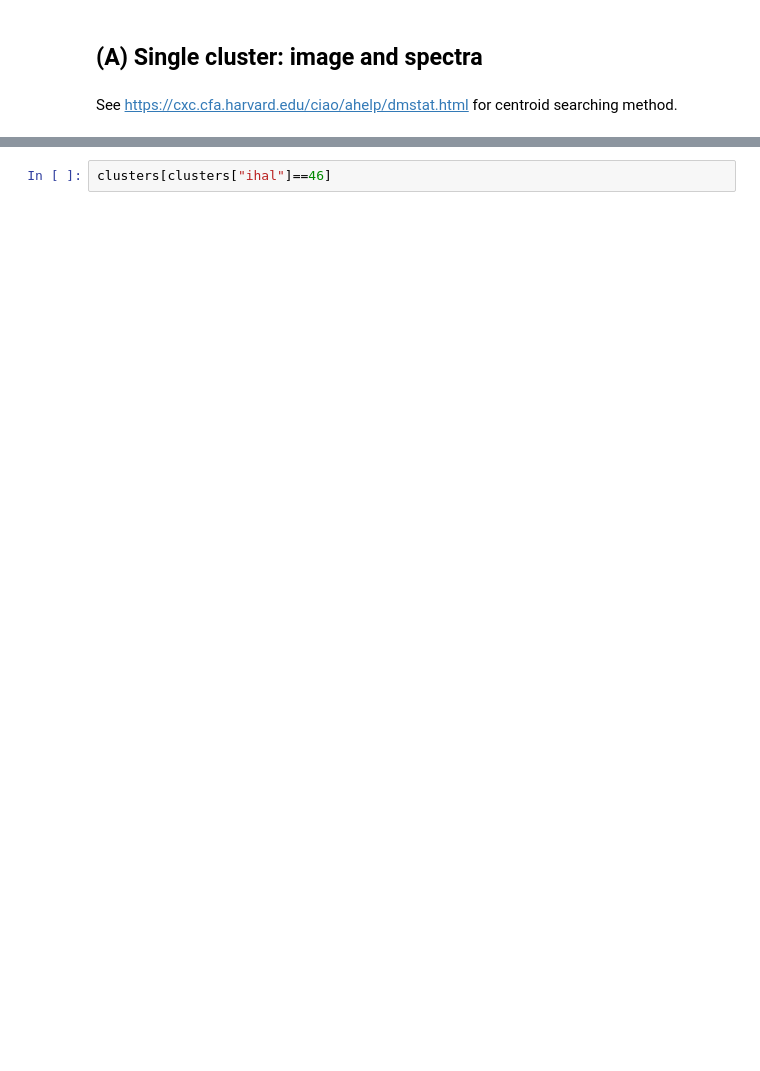
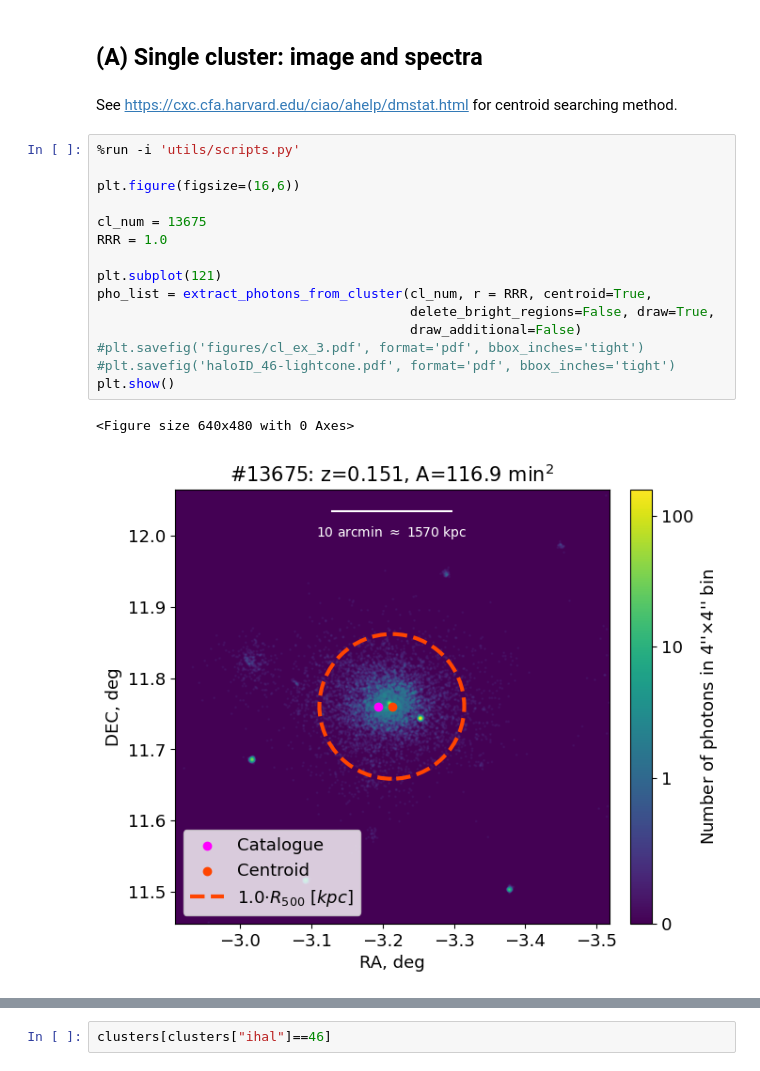
Before and after one commit to pi4imu/magneticum, a Jupyter notebook: spectra_magneticum.ipynb, the cells around one changed output, grey strips where cells are left out. Drawn from its saved outputs; the diff is of its cells as text; blank space fills up the shorter version.

```diff
--- a/spectra_magneticum.ipynb
+++ b/spectra_magneticum.ipynb
@@ -134,6 +155,24 @@ plt.show()
 ## (A) Single cluster: image and spectra
 # %% [markdown]
 See https://cxc.cfa.harvard.edu/ciao/ahelp/dmstat.html for centroid searching method.
+# %%
+%run -i 'utils/scripts.py'
+
+plt.figure(figsize=(16,6))
+
+cl_num = 13675
+RRR = 1.0
+
+plt.subplot(121)
+pho_list = extract_photons_from_cluster(cl_num, r = RRR, centroid=True,
+                                        delete_bright_regions=False, draw=True,
+                                        draw_additional=False)
+#plt.savefig('figures/cl_ex_3.pdf', format='pdf', bbox_inches='tight')
+#plt.savefig('haloID_46-lightcone.pdf', format='pdf', bbox_inches='tight')
+plt.show()
+# %% [output]
+<Figure size 640x480 with 0 Axes>
+[figure, added]
 # %%
 %run -i 'utils/scripts.py'
 
```
Also changed, not shown: parts of 49 cells of this notebook, 29 other files.
